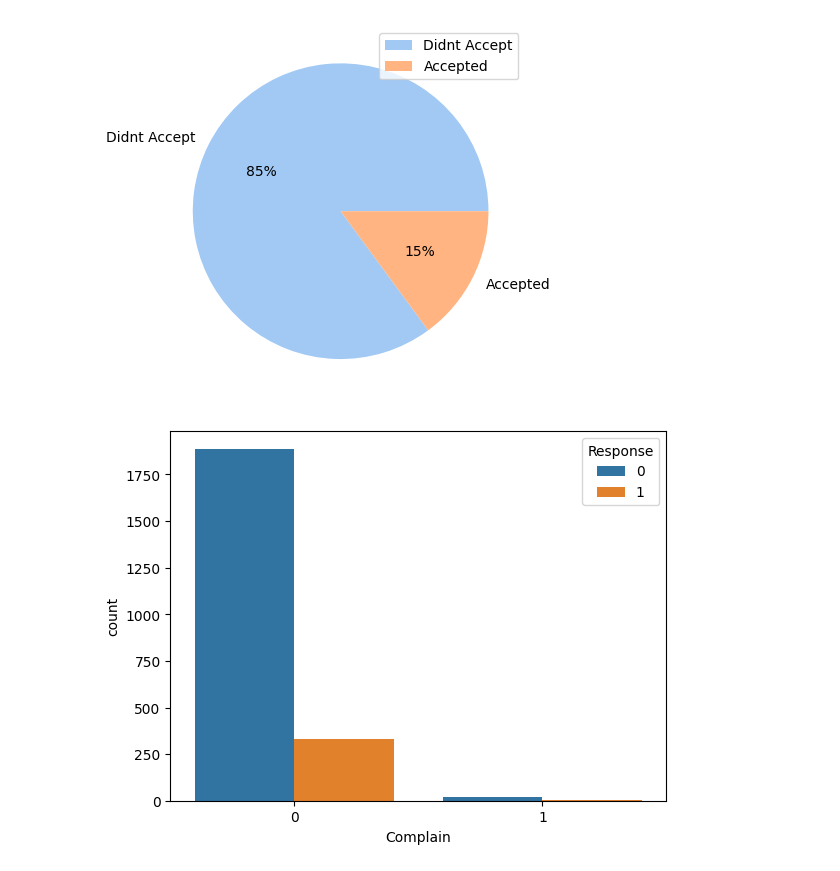
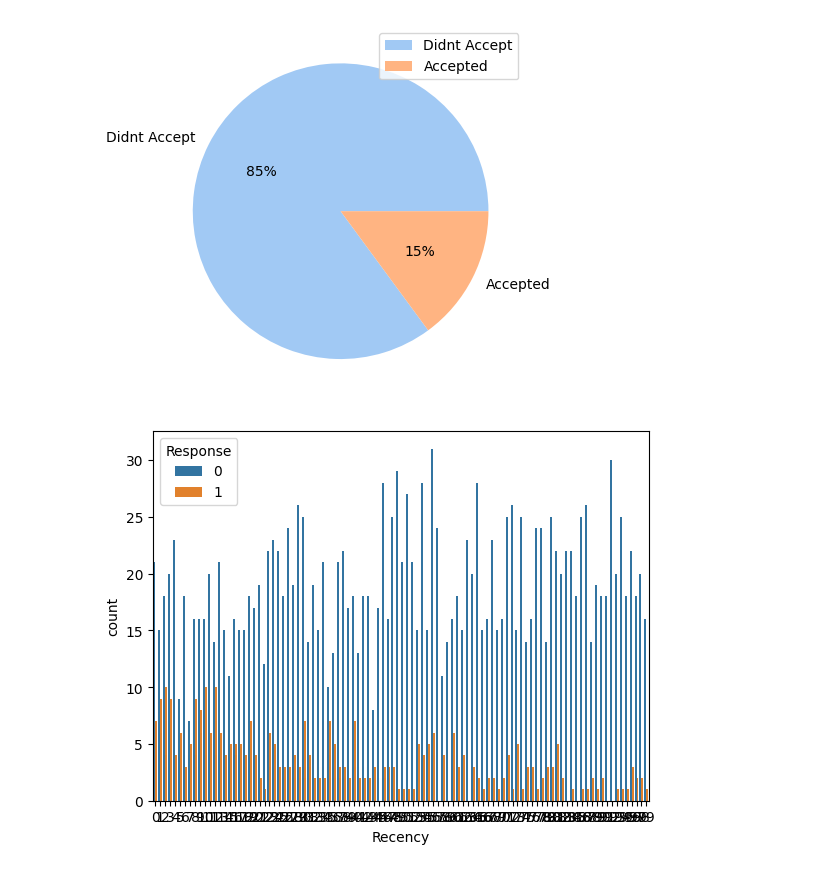
Before and after one commit to LexLorenzo/MachineLearningProjects, a Jupyter notebook: Lab_Exercise_2/Data_Analytics.ipynb, the cells around one changed output. Cells and saved outputs as stored; diff of their text form; code cells hidden in the pictures.

```diff
--- a/Lab_Exercise_2/Data_Analytics.ipynb
+++ b/Lab_Exercise_2/Data_Analytics.ipynb
@@ -66,8 +66,7 @@ plt.show()
 # %% [output]
 [figure]
 # %%
-sns.barplot(x = 'Complain', y='count', hue = 'Response',data=df[['Complain', 'Response']].value_counts().reset_index())
-
+sns.barplot(x = 'Recency', y='count', hue = 'Response',data=df[['Recency', 'Response']].value_counts().reset_index())
 plt.show()
 # %% [output]
-[figure, old version]
+[figure, new version]
```
Also changed, not shown: parts of 4 cells of this notebook, 6 other files.
